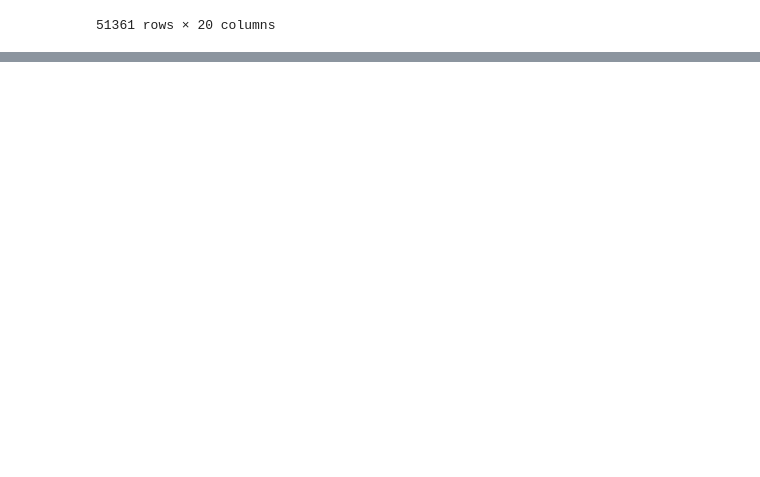
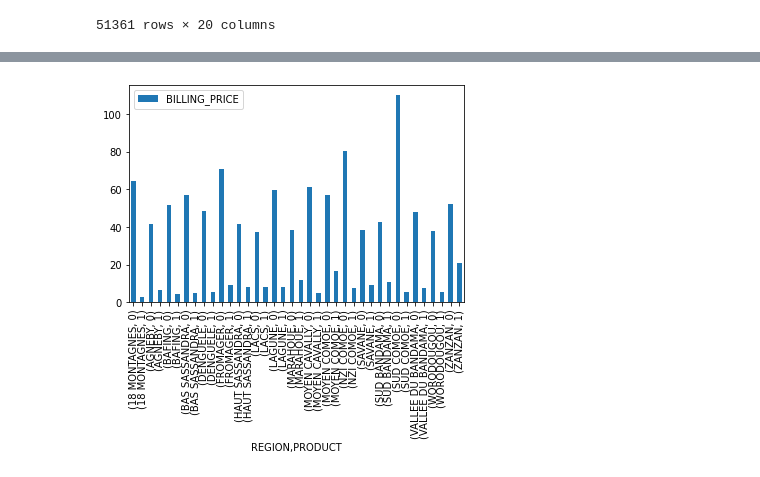
Before and after one commit to CorletteN/data-analysis, a Jupyter notebook: CORLETTE_IP3.ipynb, the cells around one changed output, grey strips where cells are left out. Cells and saved outputs as stored; diff of their text form; code cells hidden in the pictures; blank space fills up the shorter version.

```diff
--- a/CORLETTE_IP3.ipynb
+++ b/CORLETTE_IP3.ipynb
@@ -256,0 +336,4 @@ df_n
+# %%
+# Creating a pivot table for the area and avrage billing price
+table2 = pd.pivot_table(data=df_n,index=['REGION', 'PRODUCT'],aggfunc={'BILLING_PRICE':np.mean})
+table2
@@ -256,0 +359,5 @@ df_n
+# %%
+#graph for table 2
+table2.plot(kind='bar');
+# %% [output]
+[figure, added]
```
Also changed, not shown: parts of 7 cells of this notebook.
